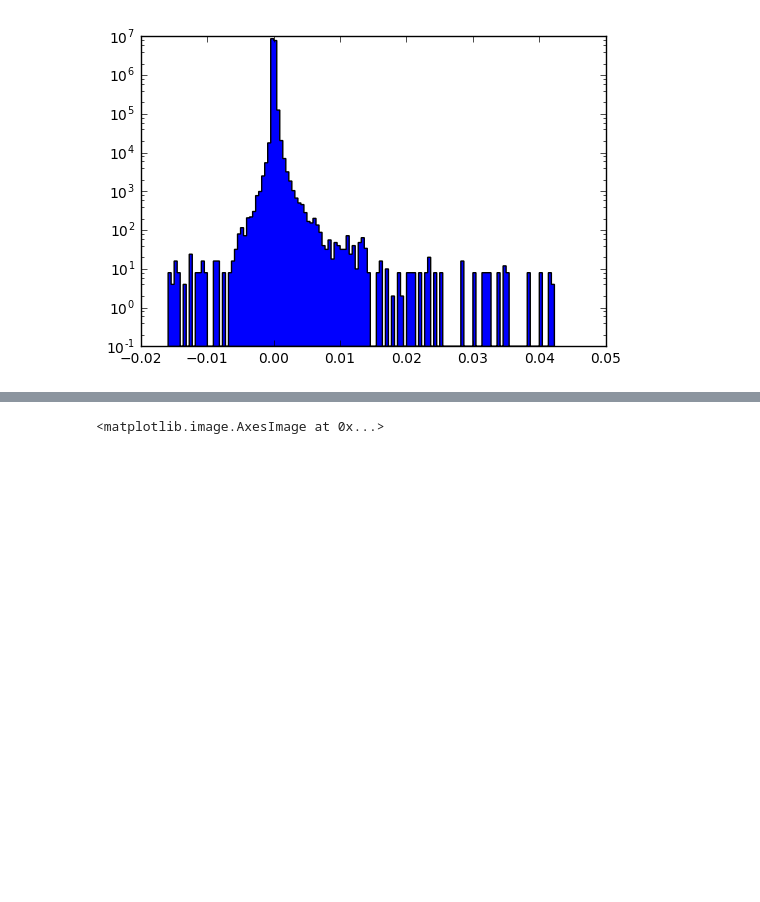
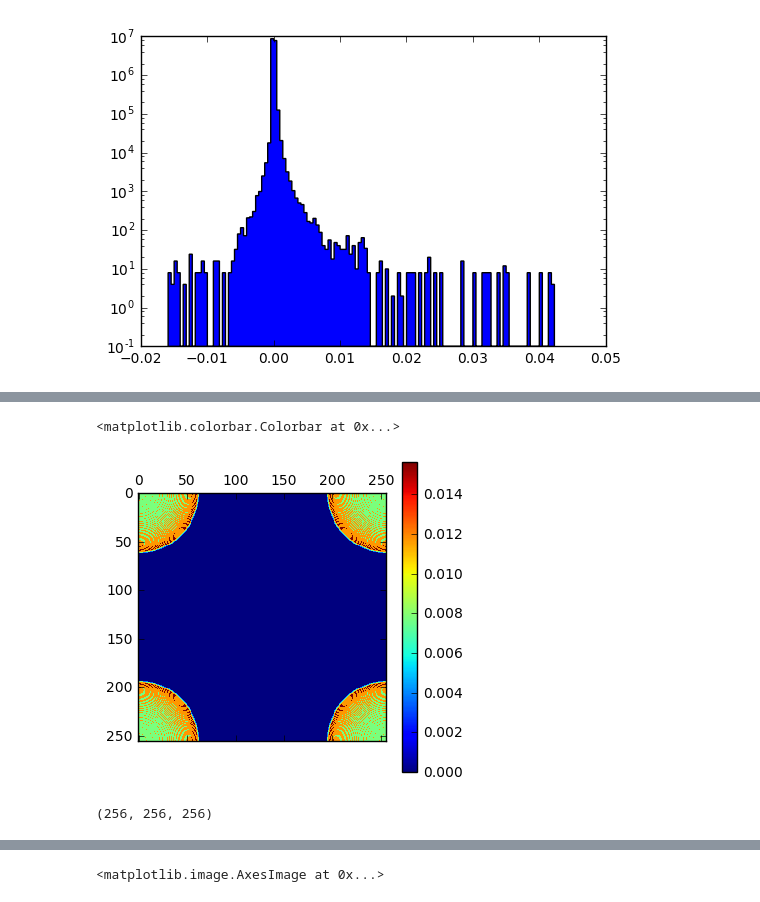
Before and after one commit to david-hoffman/pyotf, a Jupyter notebook: notebooks/OTF Dev Notebook.ipynb, the cells around one changed output, grey strips where cells are left out. Drawn from its saved outputs; the diff is of its cells as text; code cells hidden in the pictures; blank space fills up the shorter version.

```diff
--- a/notebooks/OTF Dev Notebook.ipynb
+++ b/notebooks/OTF Dev Notebook.ipynb
@@ -389,9 +413,8 @@ class SheppardPSF(BasePSF):
     """
     def __init__(self, *args, **kwargs):
         """See BasePSF for more details"""
-        super().__init__(*args, **kwargs)
+        super().__init__(*args, condition="sine", **kwargs)
         self.coherent = False
-        self.condition = "sine"
         self._attribute_changed()
 
     def _attribute_changed(self):
@@ -460,9 +483,9 @@ class SheppardPSF(BasePSF):
                 plist.append(-n)  # Pzy
             if self.vec_corr == "y" or self.vec_corr == "total":
                 plist.append(-n * m / (1 + s))  # Pyx
-                plist.append(1 - m ** 2 / (1 + s))  # Pyy
+                plist.append(1 - n ** 2 / (1 + s))  # Pyy
             if self.vec_corr == "x" or self.vec_corr == "total":
-                plist.append(1 - n ** 2 / (1 + s))  # Pxx
+                plist.append(1 - m ** 2 / (1 + s))  # Pxx
                 plist.append(-m * n / (1 + s))  # Pxy
 
             otf = np.zeros((len(plist), self.zsize, self.size, self.size))
@@ -523,9 +546,6 @@ True
 [figure]
 # %%
 # comparison
-args = (488, 0.85, 1.0, 140, 256)
+args = (488, 0.85, 1.0, 140, 128)
 kwargs = dict(vec_corr="total")
 psf = [HanserPSF(*args, **kwargs), SheppardPSF(*args, **kwargs)]
-for p in psf:
-    print(p.__class__)
-    %timeit -r1 -n1 p.OTFi, p.OTFa, p.PSFi, p.PSFa
@@ -563,0 +588,10 @@ for p in psf:
+# %%
+psf[1].vec_corr="none"
+# %%
+junk = fftn(fftshift(psf[1].PSFa, axes=(2,3)), axes=(2,3))
+# %%
+matshow(junk[0,128].real)
+colorbar()
+# %% [output]
+<matplotlib.colorbar.Colorbar at 0x...>
+[figure, added]
@@ -563,0 +601,4 @@ for p in psf:
+# %%
+psf[0].pupil.shape
+# %% [output]
+(256, 256, 256)
```
Also changed, not shown: parts of 15 cells of this notebook, 4 other files.
